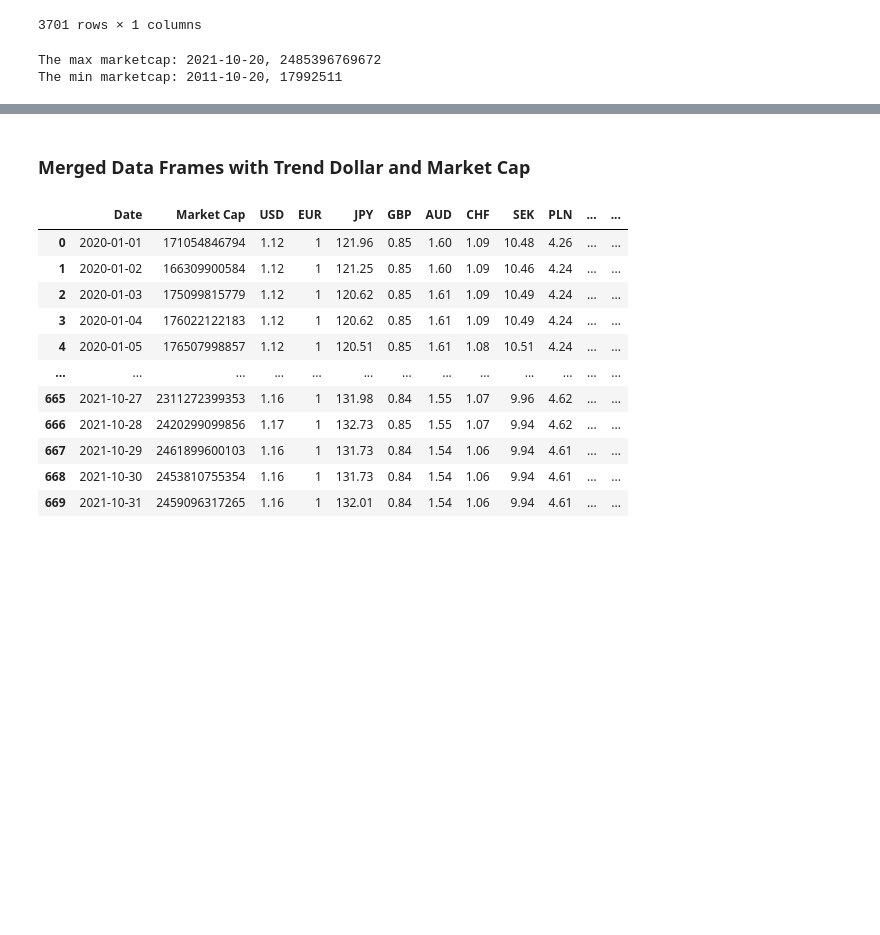
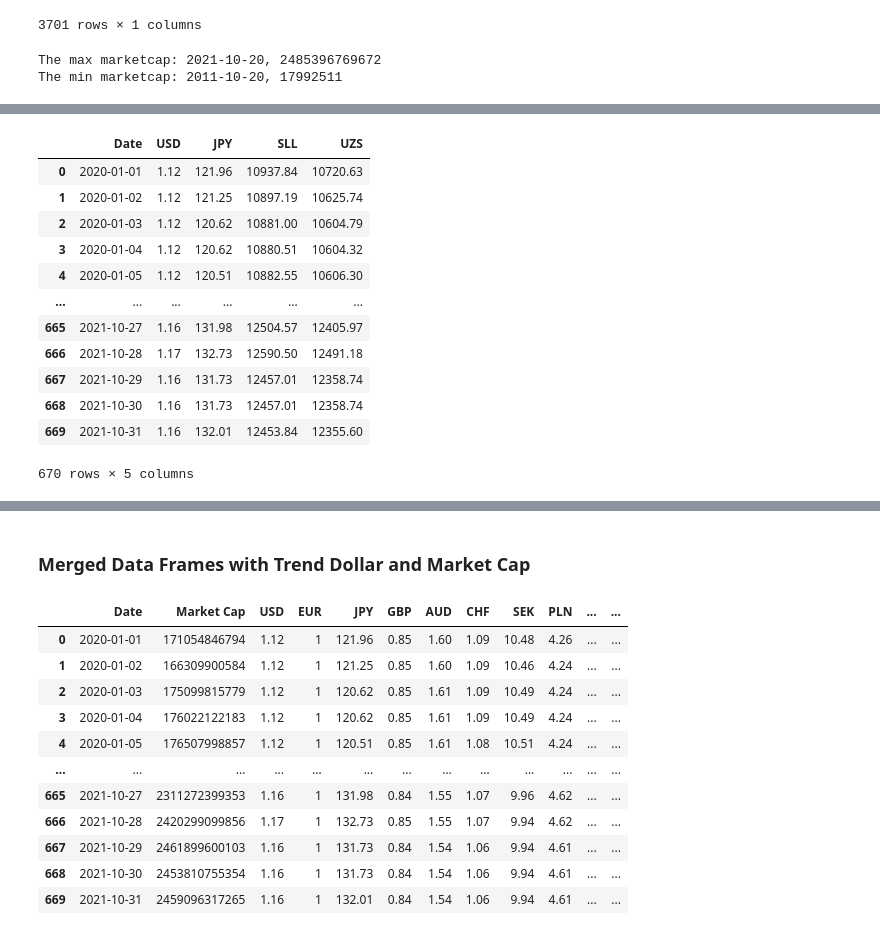
Before and after one commit to samuelroiz/Crypto_Analysis, a Jupyter notebook: Graphs_Crypto_Code.ipynb, the cells around one changed output, grey strips where cells are left out. Drawn from its saved outputs; the diff is of its cells as text; code cells hidden in the pictures; blank space fills up the shorter version.

```diff
--- a/Graphs_Crypto_Code.ipynb
+++ b/Graphs_Crypto_Code.ipynb
@@ -168,0 +174,18 @@ The min marketcap: 2011-10-20, 17992511
+# %%
+# country_money = merge_df['Date','USD','JPY','UZS','SLL']
+country_money = merge_df[['Date','USD',' JPY', ' SLL', ' UZS']]
+country_money
+# %% [output]
+|  | Date | USD | JPY | SLL | UZS |
+| 0 | 2020-01-01 | 1.12 | 121.96 | 10937.84 | 10720.63 |
+| 1 | 2020-01-02 | 1.12 | 121.25 | 10897.19 | 10625.74 |
+| 2 | 2020-01-03 | 1.12 | 120.62 | 10881.00 | 10604.79 |
+| 3 | 2020-01-04 | 1.12 | 120.62 | 10880.51 | 10604.32 |
+| 4 | 2020-01-05 | 1.12 | 120.51 | 10882.55 | 10606.30 |
+| ... | ... | ... | ... | ... | ... |
+| 665 | 2021-10-27 | 1.16 | 131.98 | 12504.57 | 12405.97 |
+| 666 | 2021-10-28 | 1.17 | 132.73 | 12590.50 | 12491.18 |
+| 667 | 2021-10-29 | 1.16 | 131.73 | 12457.01 | 12358.74 |
+| 668 | 2021-10-30 | 1.16 | 131.73 | 12457.01 | 12358.74 |
+| 669 | 2021-10-31 | 1.16 | 132.01 | 12453.84 | 12355.60 |
+670 rows × 5 columns
```
Also changed, not shown: parts of 12 cells of this notebook, 1 other file.
